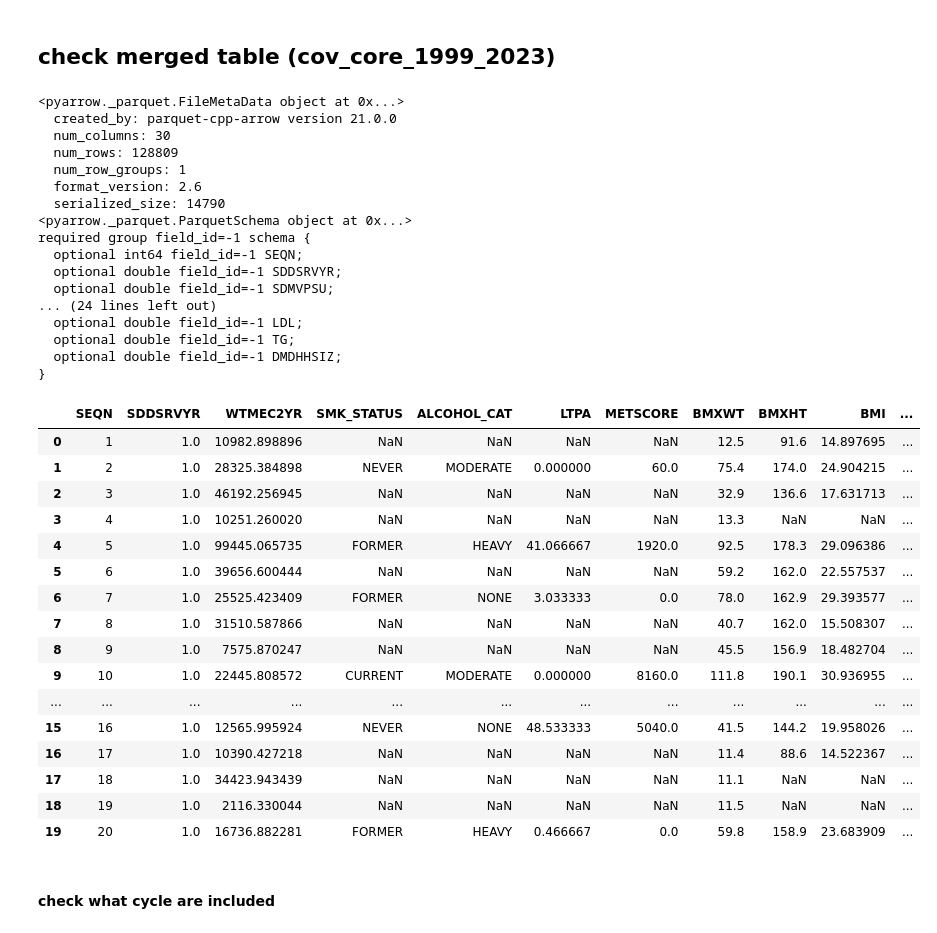
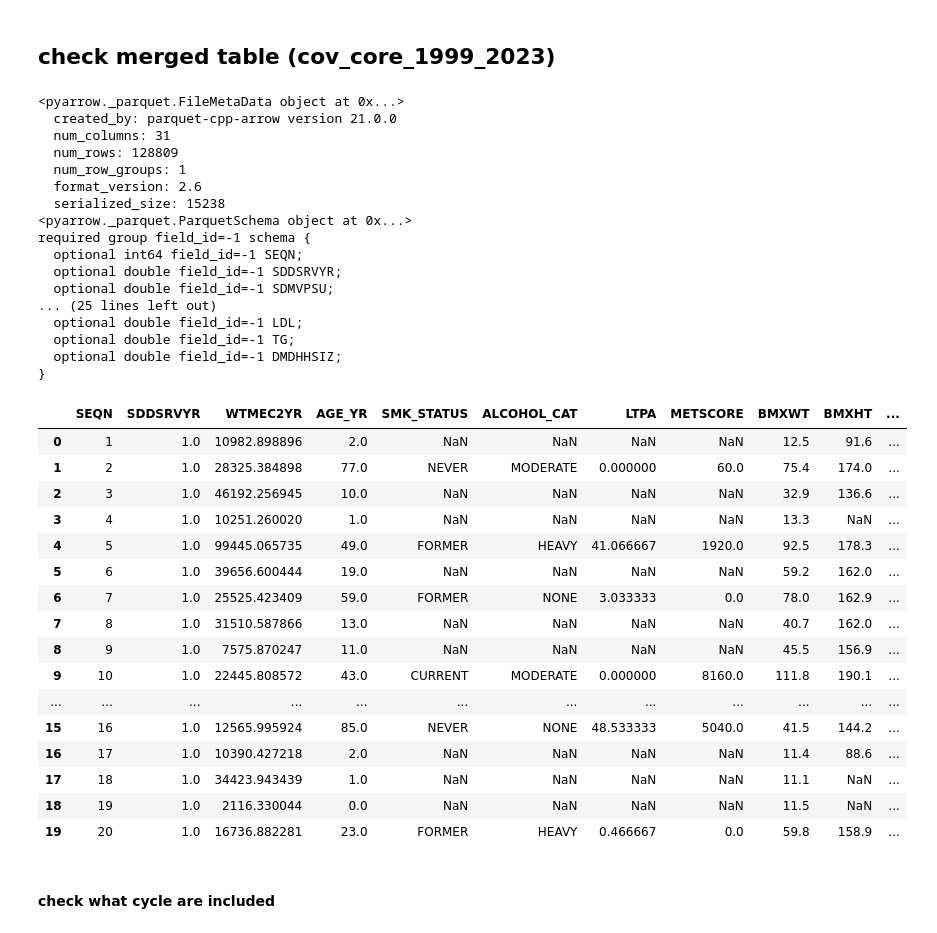
Before and after one commit to amydsy/sdoh-mediation-analysis, a Jupyter notebook: 02_covariates_builder_9923.ipynb, the cells around one changed output. Saved outputs shown, nothing was run; the diff lists cells and outputs as text; code cells hidden in the pictures.

```diff
--- a/02_covariates_builder_9923.ipynb
+++ b/02_covariates_builder_9923.ipynb
@@ -1011,55 +1082,59 @@ from pathlib import Path
 import pandas as pd
 import pyarrow.parquet as pq
 
 OUT = Path("/Users/dengshuyue/Desktop/SDOH/analysis/output")
 p = OUT / "cov_core_1999_2023.parquet"
 
 # schema/meta without loading full table
 pf = pq.ParquetFile(p)
 print(pf.metadata)          # row count, row groups, created by, etc.
 print(pf.schema)            # column names + types
 
 # show a few useful columns
-cols = ["SEQN","SDDSRVYR","WTMEC2YR","SMK_STATUS","ALCOHOL_CAT","LTPA","METSCORE",
-        "BMXWT","BMXHT","BMI","BMI_CLAS","DIABETES","HTN","HIGH_CHOL","SBP","DBP"]
+cols = [
+    "SEQN","SDDSRVYR","WTMEC2YR","AGE_YR",          # ← added AGE_YR
+    "SMK_STATUS","ALCOHOL_CAT","LTPA","METSCORE",
+    "BMXWT","BMXHT","BMI","BMI_CLAS",
+    "DIABETES","HTN","HIGH_CHOL","SBP","DBP"
+]
 cols = [c for c in cols if c in pf.schema.names]  # keep only those present
 df = pd.read_parquet(p, columns=cols)
 display(df.head(20))
 # %% [output]
 <pyarrow._parquet.FileMetaData object at 0x...>
   created_by: parquet-cpp-arrow version 21.0.0
-  num_columns: 30
+  num_columns: 31
   num_rows: 128809
   num_row_groups: 1
   format_version: 2.6
-  serialized_size: 14790
+  serialized_size: 15238
 <pyarrow._parquet.ParquetSchema object at 0x...>
 required group field_id=-1 schema {
   optional int64 field_id=-1 SEQN;
   optional double field_id=-1 SDDSRVYR;
   optional double field_id=-1 SDMVPSU;
-... (24 lines left out)
+... (25 lines left out)
   optional double field_id=-1 LDL;
   optional double field_id=-1 TG;
   optional double field_id=-1 DMDHHSIZ;
 }
-|  | SEQN | SDDSRVYR | WTMEC2YR | SMK_STATUS | ALCOHOL_CAT | LTPA | METSCORE | BMXWT | BMXHT | BMI | ... |
-| 0 | 1 | 1.0 | 10982.898896 | NaN | NaN | NaN | NaN | 12.5 | 91.6 | 14.897695 | ... |
-| 1 | 2 | 1.0 | 28325.384898 | NEVER | MODERATE | 0.000000 | 60.0 | 75.4 | 174.0 | 24.904215 | ... |
-| 2 | 3 | 1.0 | 46192.256945 | NaN | NaN | NaN | NaN | 32.9 | 136.6 | 17.631713 | ... |
-| 3 | 4 | 1.0 | 10251.260020 | NaN | NaN | NaN | NaN | 13.3 | NaN | NaN | ... |
-| 4 | 5 | 1.0 | 99445.065735 | FORMER | HEAVY | 41.066667 | 1920.0 | 92.5 | 178.3 | 29.096386 | ... |
-| 5 | 6 | 1.0 | 39656.600444 | NaN | NaN | NaN | NaN | 59.2 | 162.0 | 22.557537 | ... |
-| 6 | 7 | 1.0 | 25525.423409 | FORMER | NONE | 3.033333 | 0.0 | 78.0 | 162.9 | 29.393577 | ... |
-| 7 | 8 | 1.0 | 31510.587866 | NaN | NaN | NaN | NaN | 40.7 | 162.0 | 15.508307 | ... |
-| 8 | 9 | 1.0 | 7575.870247 | NaN | NaN | NaN | NaN | 45.5 | 156.9 | 18.482704 | ... |
-| 9 | 10 | 1.0 | 22445.808572 | CURRENT | MODERATE | 0.000000 | 8160.0 | 111.8 | 190.1 | 30.936955 | ... |
+|  | SEQN | SDDSRVYR | WTMEC2YR | AGE_YR | SMK_STATUS | ALCOHOL_CAT | LTPA | METSCORE | BMXWT | BMXHT | ... |
+| 0 | 1 | 1.0 | 10982.898896 | 2.0 | NaN | NaN | NaN | NaN | 12.5 | 91.6 | ... |
+| 1 | 2 | 1.0 | 28325.384898 | 77.0 | NEVER | MODERATE | 0.000000 | 60.0 | 75.4 | 174.0 | ... |
+| 2 | 3 | 1.0 | 46192.256945 | 10.0 | NaN | NaN | NaN | NaN | 32.9 | 136.6 | ... |
+| 3 | 4 | 1.0 | 10251.260020 | 1.0 | NaN | NaN | NaN | NaN | 13.3 | NaN | ... |
+| 4 | 5 | 1.0 | 99445.065735 | 49.0 | FORMER | HEAVY | 41.066667 | 1920.0 | 92.5 | 178.3 | ... |
+| 5 | 6 | 1.0 | 39656.600444 | 19.0 | NaN | NaN | NaN | NaN | 59.2 | 162.0 | ... |
+| 6 | 7 | 1.0 | 25525.423409 | 59.0 | FORMER | NONE | 3.033333 | 0.0 | 78.0 | 162.9 | ... |
+| 7 | 8 | 1.0 | 31510.587866 | 13.0 | NaN | NaN | NaN | NaN | 40.7 | 162.0 | ... |
+| 8 | 9 | 1.0 | 7575.870247 | 11.0 | NaN | NaN | NaN | NaN | 45.5 | 156.9 | ... |
+| 9 | 10 | 1.0 | 22445.808572 | 43.0 | CURRENT | MODERATE | 0.000000 | 8160.0 | 111.8 | 190.1 | ... |
 | ... | ... | ... | ... | ... | ... | ... | ... | ... | ... | ... | ... |
-| 15 | 16 | 1.0 | 12565.995924 | NEVER | NONE | 48.533333 | 5040.0 | 41.5 | 144.2 | 19.958026 | ... |
-| 16 | 17 | 1.0 | 10390.427218 | NaN | NaN | NaN | NaN | 11.4 | 88.6 | 14.522367 | ... |
-| 17 | 18 | 1.0 | 34423.943439 | NaN | NaN | NaN | NaN | 11.1 | NaN | NaN | ... |
-| 18 | 19 | 1.0 | 2116.330044 | NaN | NaN | NaN | NaN | 11.5 | NaN | NaN | ... |
-| 19 | 20 | 1.0 | 16736.882281 | FORMER | HEAVY | 0.466667 | 0.0 | 59.8 | 158.9 | 23.683909 | ... |
+| 15 | 16 | 1.0 | 12565.995924 | 85.0 | NEVER | NONE | 48.533333 | 5040.0 | 41.5 | 144.2 | ... |
+| 16 | 17 | 1.0 | 10390.427218 | 2.0 | NaN | NaN | NaN | NaN | 11.4 | 88.6 | ... |
+| 17 | 18 | 1.0 | 34423.943439 | 1.0 | NaN | NaN | NaN | NaN | 11.1 | NaN | ... |
+| 18 | 19 | 1.0 | 2116.330044 | 0.0 | NaN | NaN | NaN | NaN | 11.5 | NaN | ... |
+| 19 | 20 | 1.0 | 16736.882281 | 23.0 | FORMER | HEAVY | 0.466667 | 0.0 | 59.8 | 158.9 | ... |
 # %% [markdown]
 #### check what cycle are included
 # %%
```
Also changed, not shown: parts of 4 cells of this notebook, 1 other file.
